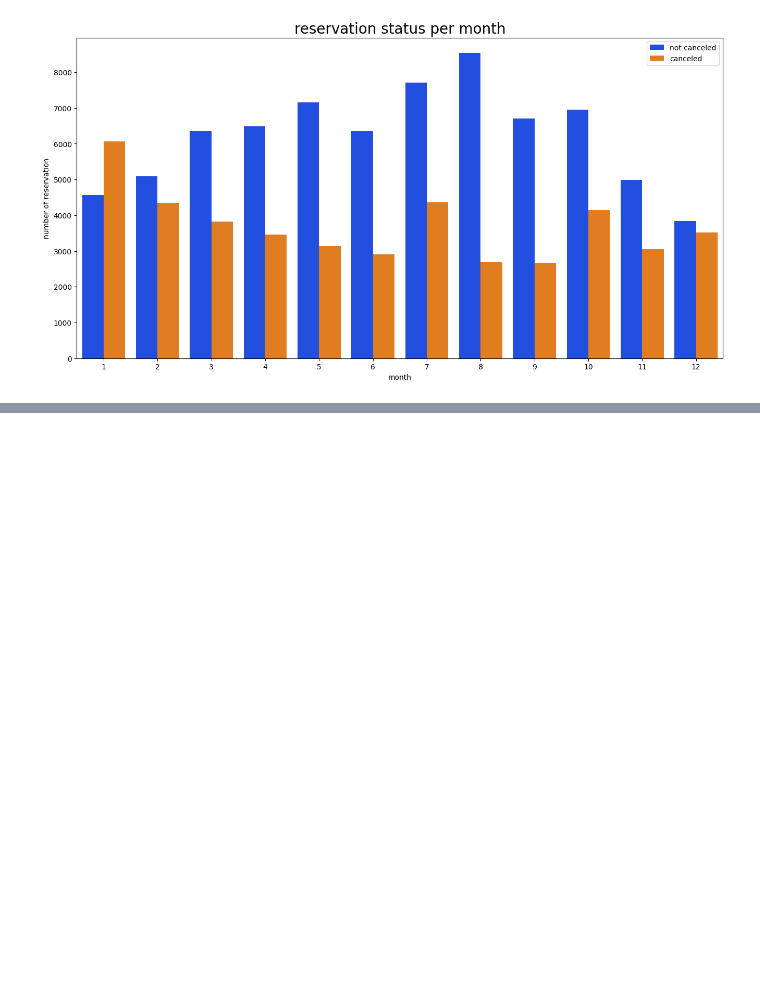
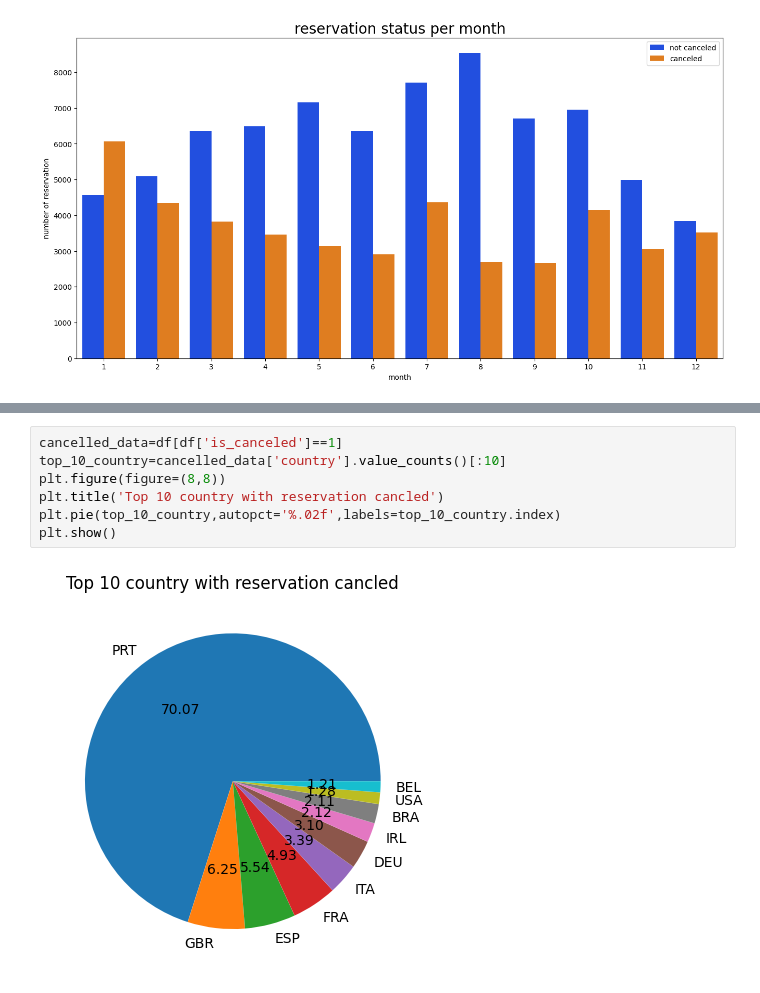
Before and after one commit to Binod-Dhami/hotel_booking, a Jupyter notebook: Hotel_Booking.ipynb, the cells around one changed output, grey strips where cells are left out. Cells and saved outputs as stored; diff of their text form; blank space fills up the shorter version.

```diff
--- a/Hotel_Booking.ipynb
+++ b/Hotel_Booking.ipynb
@@ -328,0 +328,9 @@ TypeError: barplot() got multiple values for argument 'data'
+# %%
+cancelled_data=df[df['is_canceled']==1]
+top_10_country=cancelled_data['country'].value_counts()[:10]
+plt.figure(figure=(8,8))
+plt.title('Top 10 country with reservation cancled')
+plt.pie(top_10_country,autopct='%.02f',labels=top_10_country.index)
+plt.show()
+# %% [output]
+[figure, added]
```
Also changed, not shown: parts of 1 cell of this notebook.
